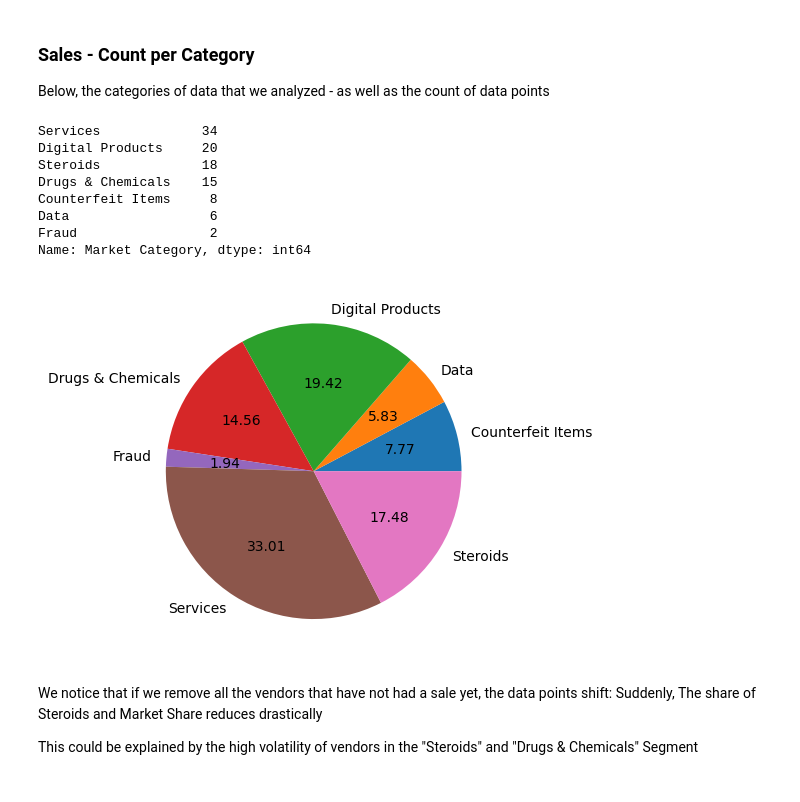
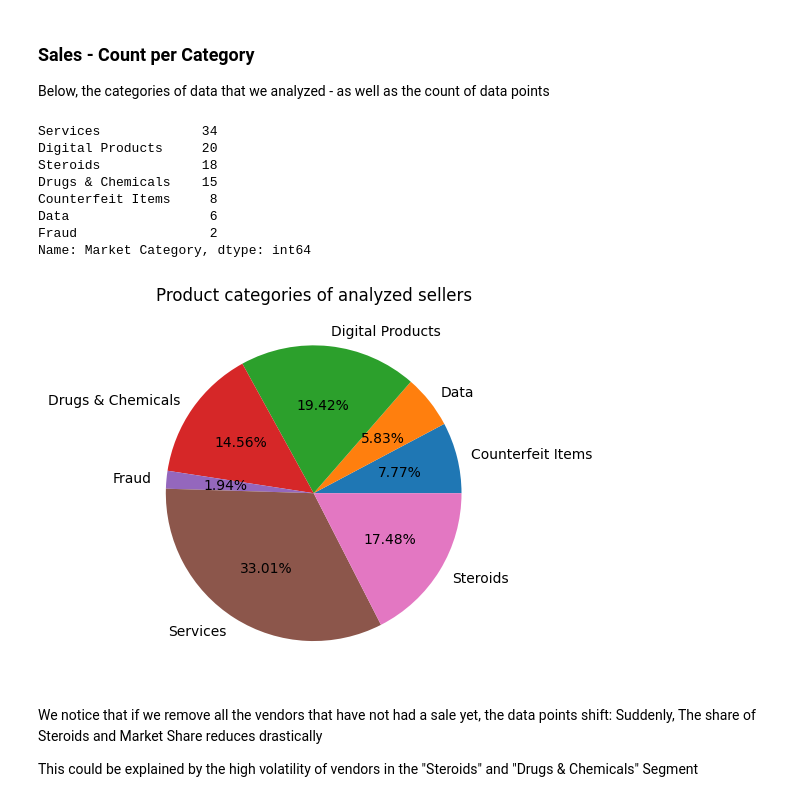
Before and after one commit to Hannival00/Mod09DigitalForensicsAss1, a Jupyter notebook: digital_forensics_assignment.ipynb, the cells around one changed output. Drawn from its saved outputs; the diff is of its cells as text; code cells hidden in the pictures.

```diff
--- a/digital_forensics_assignment.ipynb
+++ b/digital_forensics_assignment.ipynb
@@ -112,19 +82,19 @@ vendors.head(15)
 
 Below, the categories of data that we analyzed - as well as the count of data points
 # %%
-data.groupby('Market Category').size().plot(kind='pie', autopct='%.2f')
+data.groupby('Market Category').size().plot(kind='pie', autopct='%.2f%%', title='Product categories of analyzed sellers')
 
 print(data['Market Category'].value_counts())
 # %% [output]
 Services             34
 Digital Products     20
 Steroids             18
 Drugs & Chemicals    15
 Counterfeit Items     8
 Data                  6
 Fraud                 2
 Name: Market Category, dtype: int64
-[figure, old version]
+[figure, new version]
 # %% [markdown]
 We notice that if we remove all the vendors that have not had a sale yet, the data points shift:
 Suddenly, The share of Steroids and Market Share reduces drastically
```
Also changed, not shown: parts of 35 cells of this notebook.
